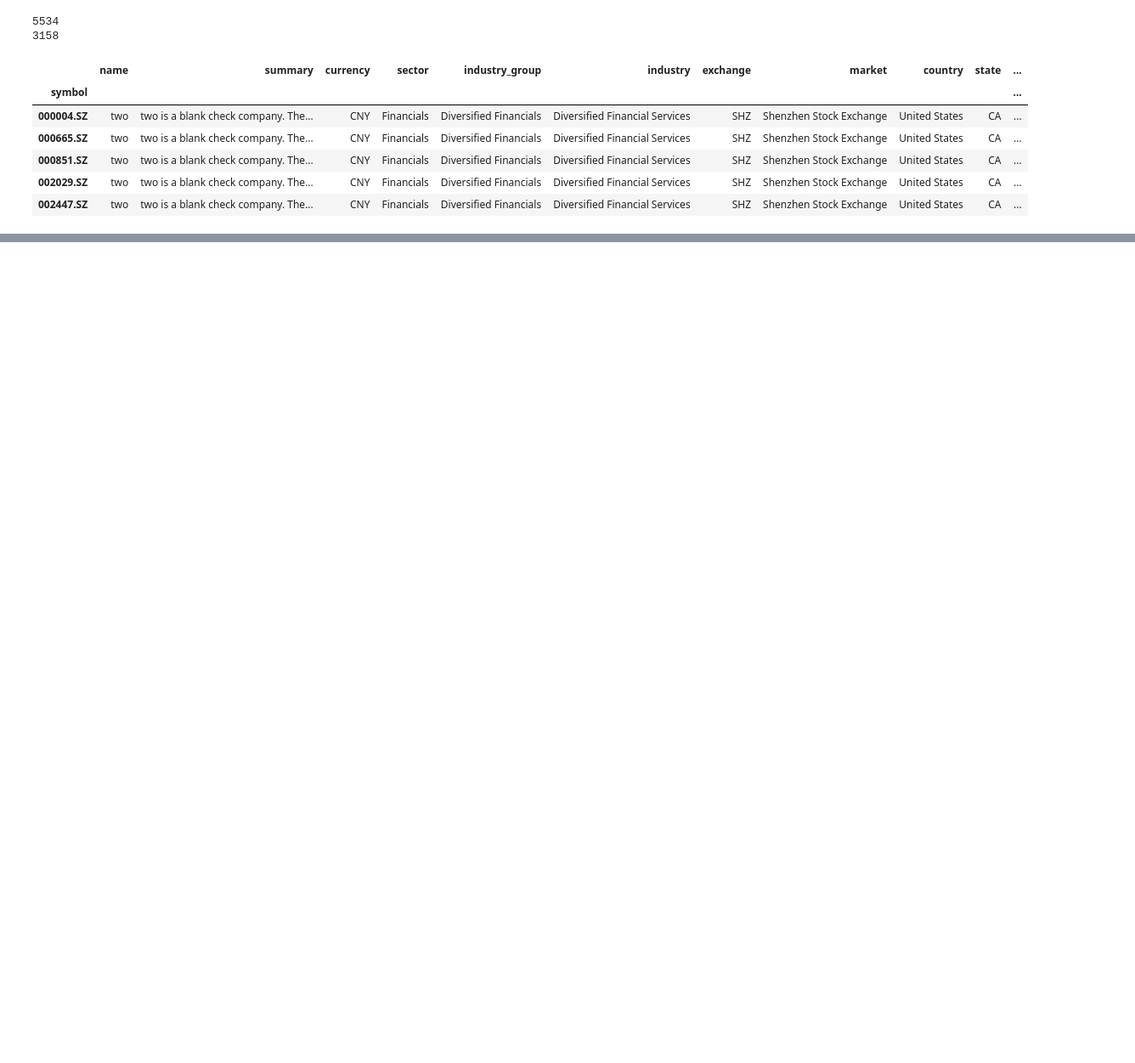
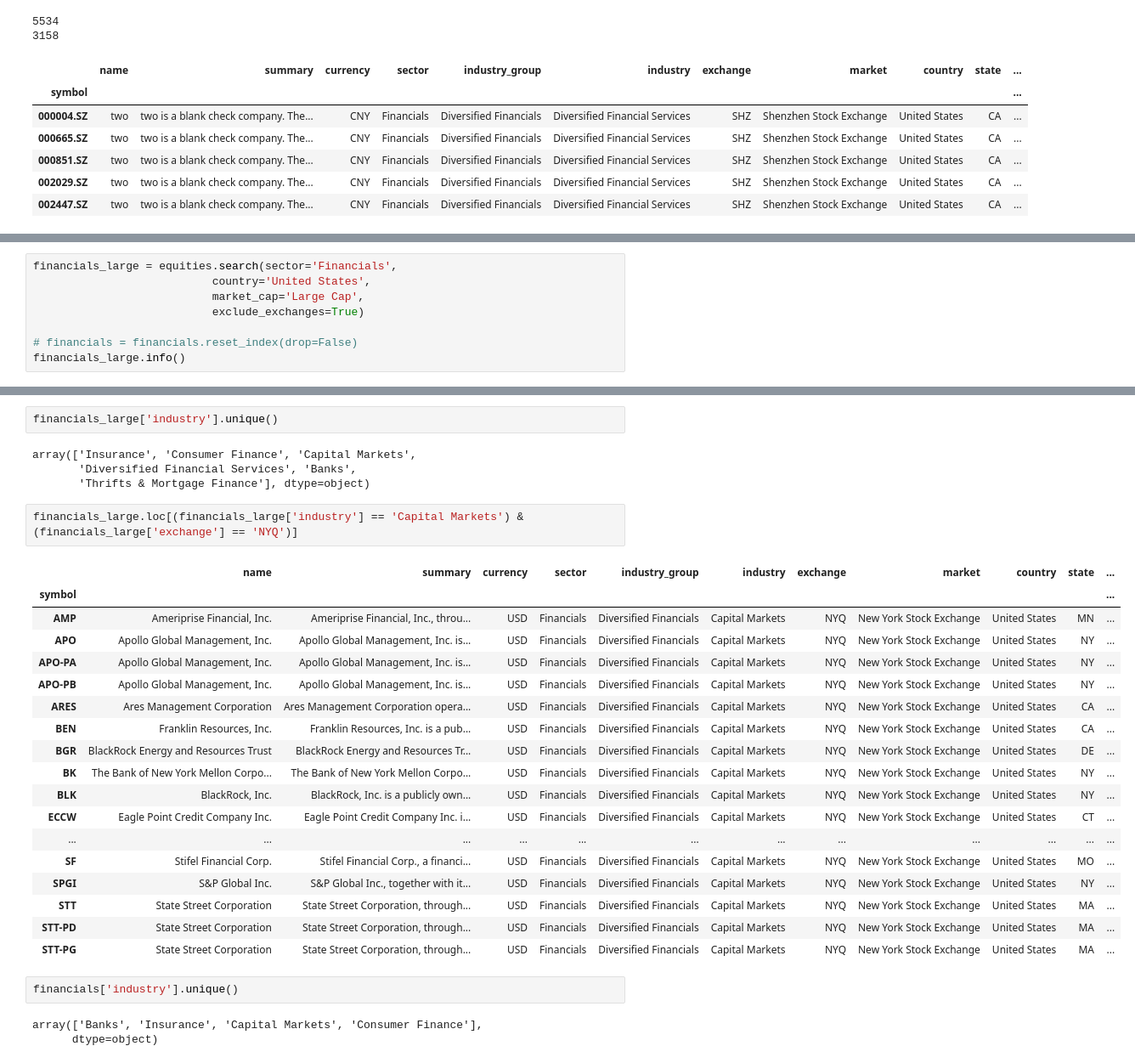
Before and after one commit to ljy9969/Quant_Portfolio, a Jupyter notebook: Analyst/USstocks.ipynb, the cells around one changed output, grey strips where cells are left out. Shown at 85% size. Saved outputs shown, nothing was run; the diff lists cells and outputs as text; blank space fills up the shorter version.

```diff
--- a/Analyst/USstocks.ipynb
+++ b/Analyst/USstocks.ipynb
@@ -729,0 +735,8 @@ MicroCap_df.head()
+# %%
+financials_large = equities.search(sector='Financials',
+                           country='United States',
+                           market_cap='Large Cap',
+                           exclude_exchanges=True)
+
+# financials = financials.reset_index(drop=False)
+financials_large.info()
@@ -729,0 +761,32 @@ MicroCap_df.head()
+# %%
+financials_large['industry'].unique()
+# %% [output]
+array(['Insurance', 'Consumer Finance', 'Capital Markets',
+       'Diversified Financial Services', 'Banks',
+       'Thrifts & Mortgage Finance'], dtype=object)
+# %%
+financials_large.loc[(financials_large['industry'] == 'Capital Markets') & (financials_large['exchange'] == 'NYQ')]
+# %% [output]
+|  | name | summary | currency | sector | industry_group | industry | exchange | market | country | state | ... |
+| symbol |  |  |  |  |  |  |  |  |  |  | ... |
+| AMP | Ameriprise Financial, Inc. | Ameriprise Financial, Inc., throu... | USD | Financials | Diversified Financials | Capital Markets | NYQ | New York Stock Exchange | United States | MN | ... |
+| APO | Apollo Global Management, Inc. | Apollo Global Management, Inc. is... | USD | Financials | Diversified Financials | Capital Markets | NYQ | New York Stock Exchange | United States | NY | ... |
+| APO-PA | Apollo Global Management, Inc. | Apollo Global Management, Inc. is... | USD | Financials | Diversified Financials | Capital Markets | NYQ | New York Stock Exchange | United States | NY | ... |
+| APO-PB | Apollo Global Management, Inc. | Apollo Global Management, Inc. is... | USD | Financials | Diversified Financials | Capital Markets | NYQ | New York Stock Exchange | United States | NY | ... |
+| ARES | Ares Management Corporation | Ares Management Corporation opera... | USD | Financials | Diversified Financials | Capital Markets | NYQ | New York Stock Exchange | United States | CA | ... |
+| BEN | Franklin Resources, Inc. | Franklin Resources, Inc. is a pub... | USD | Financials | Diversified Financials | Capital Markets | NYQ | New York Stock Exchange | United States | CA | ... |
+| BGR | BlackRock Energy and Resources Trust | BlackRock Energy and Resources Tr... | USD | Financials | Diversified Financials | Capital Markets | NYQ | New York Stock Exchange | United States | DE | ... |
+| BK | The Bank of New York Mellon Corpo... | The Bank of New York Mellon Corpo... | USD | Financials | Diversified Financials | Capital Markets | NYQ | New York Stock Exchange | United States | NY | ... |
+| BLK | BlackRock, Inc. | BlackRock, Inc. is a publicly own... | USD | Financials | Diversified Financials | Capital Markets | NYQ | New York Stock Exchange | United States | NY | ... |
+| ECCW | Eagle Point Credit Company Inc. | Eagle Point Credit Company Inc. i... | USD | Financials | Diversified Financials | Capital Markets | NYQ | New York Stock Exchange | United States | CT | ... |
+| ... | ... | ... | ... | ... | ... | ... | ... | ... | ... | ... | ... |
+| SF | Stifel Financial Corp. | Stifel Financial Corp., a financi... | USD | Financials | Diversified Financials | Capital Markets | NYQ | New York Stock Exchange | United States | MO | ... |
+| SPGI | S&P Global Inc. | S&P Global Inc., together with it... | USD | Financials | Diversified Financials | Capital Markets | NYQ | New York Stock Exchange | United States | NY | ... |
+| STT | State Street Corporation | State Street Corporation, through... | USD | Financials | Diversified Financials | Capital Markets | NYQ | New York Stock Exchange | United States | MA | ... |
+| STT-PD | State Street Corporation | State Street Corporation, through... | USD | Financials | Diversified Financials | Capital Markets | NYQ | New York Stock Exchange | United States | MA | ... |
+| STT-PG | State Street Corporation | State Street Corporation, through... | USD | Financials | Diversified Financials | Capital Markets | NYQ | New York Stock Exchange | United States | MA | ... |
+# %%
+financials['industry'].unique()
+# %% [output]
+array(['Banks', 'Insurance', 'Capital Markets', 'Consumer Finance'],
+      dtype=object)
```
Also changed, not shown: parts of 14 cells of this notebook.
